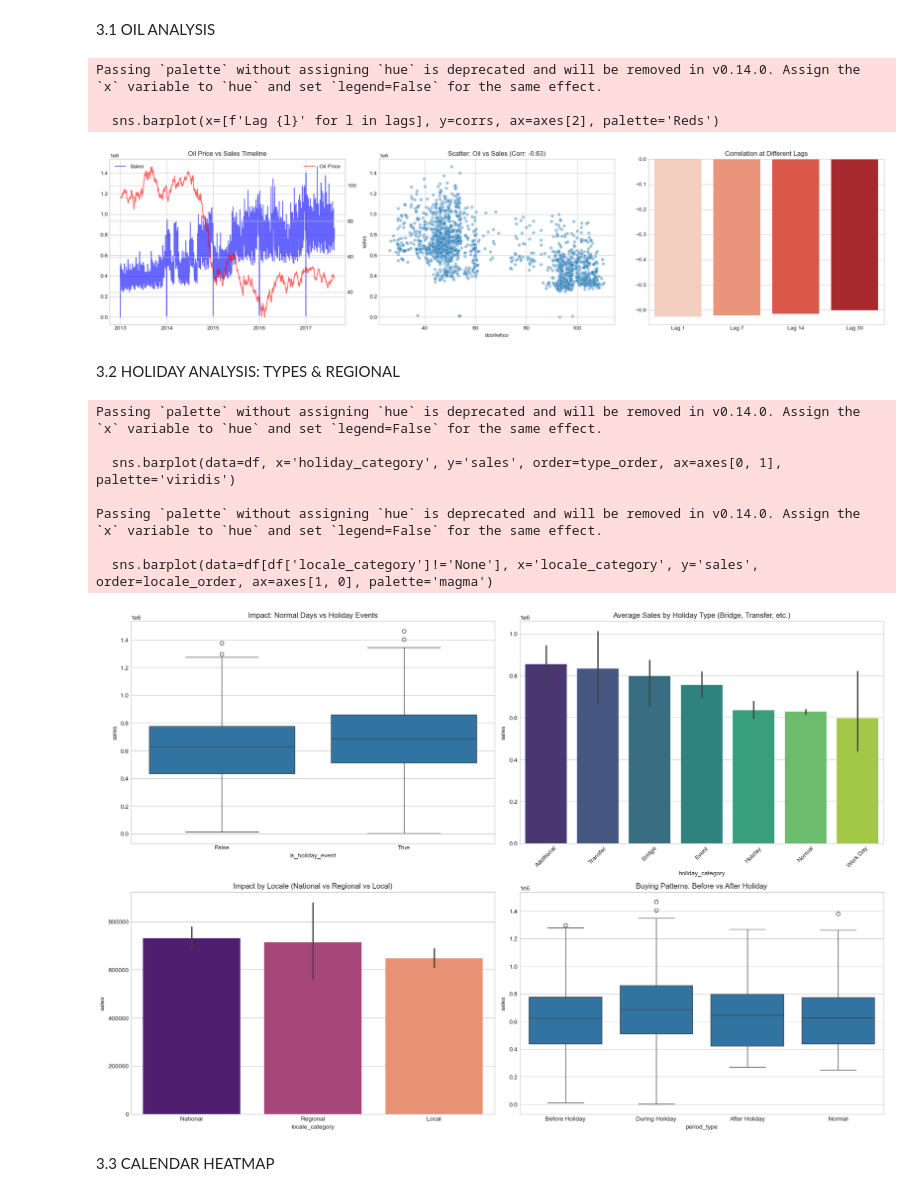
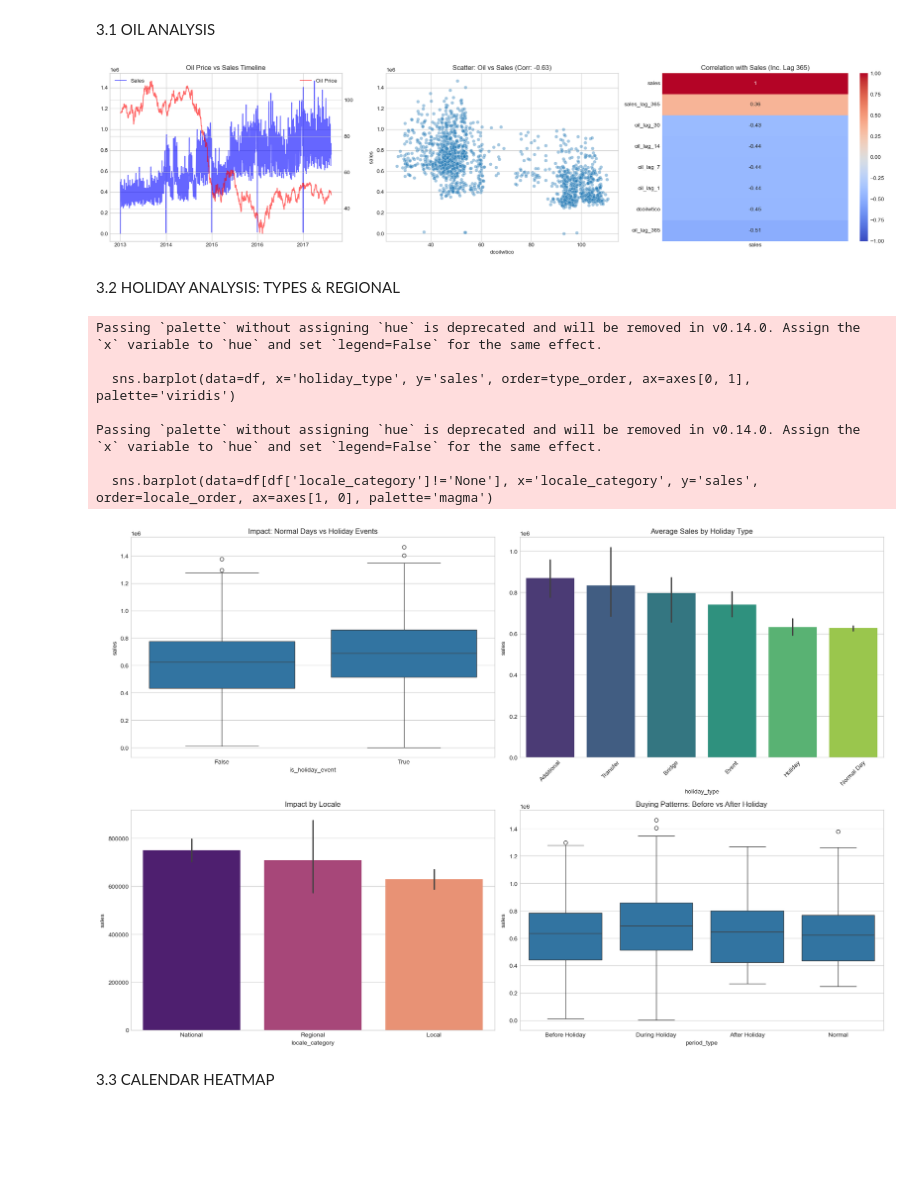
Before and after one commit to Thanh-dev-192006/Topic_13_Retail_Store_Sales_Time_Series, a Jupyter notebook: notebooks/03_eda_deep_dive/Hai_eda/oil_holidays_event.ipynb, the cells around one changed output. Drawn from its saved outputs; the diff is of its cells as text; code cells hidden in the pictures; blank space fills up the shorter version.

Commit message:
oil and holiday md

```diff
--- a/notebooks/03_eda_deep_dive/Hai_eda/oil_holidays_event.ipynb
+++ b/notebooks/03_eda_deep_dive/Hai_eda/oil_holidays_event.ipynb
@@ -43,8 +44,11 @@ holidays_unique = holidays.drop_duplicates(subset=['date'], keep='first')
 # %% [markdown]
 2.3 Main Merge
 # %%
+# Gom nhóm sales theo ngày (Tổng sales toàn quốc - Macro View)
 daily_sales = train.groupby("date")["sales"].sum().reset_index()
+
+# Merge Oil & Holidays
 df = daily_sales.merge(oil, on="date", how="left")
-df = df.merge(holidays_unique[['date', 'type', 'locale', 'description', 'transferred']],
+df = df.merge(holidays_unique[['date', 'type', 'locale', 'description']],
               on="date", how="left")
 # %% [markdown]
@@ -52,21 +56,29 @@ df = df.merge(holidays_unique[['date', 'type', 'locale', 'description', 'transfe
 # %%
-# Flag cơ bản
-df['is_holiday_event'] = (df['type'].notna()) & (df['transferred'] == False)
-df['holiday_category'] = df['type'].fillna('Normal')
+# Basic Flags
+df['holiday_type'] = df['type'].fillna('Normal Day')
 df['locale_category'] = df['locale'].fillna('None')
+df['is_holiday_event'] = df['type'].notna()
 
-# Flag Window (Before/During/After)
+# Flag Window (Before/During/After) - Vectorized approach (Tối ưu tốc độ)
 holiday_dates = df[df['is_holiday_event']]['date']
 df['period_type'] = 'Normal'
+
+# During
 df.loc[df['date'].isin(holiday_dates), 'period_type'] = 'During Holiday'
-# Before 2 days
-df.loc[df['date'].isin([d - pd.Timedelta(days=i) for d in holiday_dates for i in range(1, 3)]) & (df['period_type']=='Normal'), 'period_type'] = 'Before Holiday'
+
+# Before 2 days (Tạo mask để tránh loop)
+mask_before = df['date'].isin([d - pd.Timedelta(days=i) for d in holiday_dates for i in range(1, 3)])
+df.loc[mask_before & (df['period_type'] == 'Normal'), 'period_type'] = 'Before Holiday'
+
 # After 2 days
-df.loc[df['date'].isin([d + pd.Timedelta(days=i) for d in holiday_dates for i in range(1, 3)]) & (df['period_type']=='Normal'), 'period_type'] = 'After Holiday'
+mask_after = df['date'].isin([d + pd.Timedelta(days=i) for d in holiday_dates for i in range(1, 3)])
+df.loc[mask_after & (df['period_type'] == 'Normal'), 'period_type'] = 'After Holiday'
 
-# Flag Lag Oil
-for lag in [1, 7, 14, 30]:
+# Flag Lags (Thêm Lag 365 cực kỳ quan trọng)
+lags = [1, 7, 14, 30, 365]
+for lag in lags:
     df[f'oil_lag_{lag}'] = df['dcoilwtico'].shift(lag)
+    df[f'sales_lag_{lag}'] = df['sales'].shift(lag) # Lag cho cả sales để so sánh
 
 print("Data Preparation Completed.")
 # %% [output]
@@ -78,52 +90,50 @@ Data Preparation Completed.
 # %%
 fig, axes = plt.subplots(1, 3, figsize=(20, 5))
 
 # A. Line Chart Overlay
 ax1 = axes[0]
 ax1.plot(df['date'], df['sales'], color='blue', alpha=0.6, label='Sales')
 ax2 = ax1.twinx()
 ax2.plot(df['date'], df['dcoilwtico'], color='red', alpha=0.6, label='Oil Price')
 ax1.set_title("Oil Price vs Sales Timeline")
 ax1.legend(loc='upper left')
 ax2.legend(loc='upper right')
 
 # B. Scatter Plot
 sns.scatterplot(data=df, x='dcoilwtico', y='sales', ax=axes[1], alpha=0.4)
 axes[1].set_title(f"Scatter: Oil vs Sales (Corr: {df['sales'].corr(df['dcoilwtico']):.2f})")
 
-# C. Lag Correlation Bar Chart
-lags = [1, 7, 14, 30]
-corrs = [df['sales'].corr(df[f'oil_lag_{l}']) for l in lags]
-sns.barplot(x=[f'Lag {l}' for l in lags], y=corrs, ax=axes[2], palette='Reds')
-axes[2].set_title("Correlation at Different Lags")
+# C. Lag Correlation Heatmap (Updated with Lag 365)
+# Chỉ lấy các cột cần thiết và loại bỏ dòng NaN do Lag 365 tạo ra
+cols_to_corr = ['sales', 'dcoilwtico'] + [f'oil_lag_{l}' for l in lags] + [f'sales_lag_{365}']
+corr_matrix = df.dropna(subset=[f'sales_lag_{365}'])[cols_to_corr].corr()
+
+sns.heatmap(corr_matrix[['sales']].sort_values(by='sales', ascending=False),
+            annot=True, cmap='coolwarm', vmin=-1, vmax=1, ax=axes[2])
+axes[2].set_title("Correlation with Sales (Inc. Lag 365)")
 plt.tight_layout()
 plt.show()
 # %% [output]
-Passing `palette` without assigning `hue` is deprecated and will be removed in v0.14.0. Assign the `x` variable to `hue` and set `legend=False` for the same effect.
-
-  sns.barplot(x=[f'Lag {l}' for l in lags], y=corrs, ax=axes[2], palette='Reds')
-[figure, old version]
+[figure, new version]
 # %% [markdown]
 3.2 HOLIDAY ANALYSIS: TYPES & REGIONAL
 # %%
 fig, axes = plt.subplots(2, 2, figsize=(18, 12))
 
-# A. Boxplot Normal vs Holiday (General)
+# A. Boxplot Normal vs Holiday
 sns.boxplot(data=df, x='is_holiday_event', y='sales', ax=axes[0, 0])
 axes[0, 0].set_title("Impact: Normal Days vs Holiday Events")
 
-# B. Bar Chart: Holiday Types (Bridge vs Transfer vs Holiday)
-# Trả lời: Bridge days có special không? Transferred có khác Original không?
-type_order = df.groupby('holiday_category')['sales'].mean().sort_values(ascending=False).index
-sns.barplot(data=df, x='holiday_category', y='sales', order=type_order, ax=axes[0, 1], palette='viridis')
-axes[0, 1].set_title("Average Sales by Holiday Type (Bridge, Transfer, etc.)")
+# B. Bar Chart: Holiday Types
+type_order = df.groupby('holiday_type')['sales'].mean().sort_values(ascending=False).index
+sns.barplot(data=df, x='holiday_type', y='sales', order=type_order, ax=axes[0, 1], palette='viridis')
+axes[0, 1].set_title("Average Sales by Holiday Type")
 axes[0, 1].tick_params(axis='x', rotation=45)
 
-# C. Bar Chart: Locale Impact (National vs Local)
-# Trả lời: Local vs National impact khác nhau thế nào?
+# C. Bar Chart: Locale Impact
 locale_order = df[df['locale_category']!='None'].groupby('locale_category')['sales'].mean().sort_values(ascending=False).index
 sns.barplot(data=df[df['locale_category']!='None'], x='locale_category', y='sales', order=locale_order, ax=axes[1, 0], palette='magma')
-axes[1, 0].set_title("Impact by Locale (National vs Regional vs Local)")
+axes[1, 0].set_title("Impact by Locale")
 
 # D. Sales Pattern: Before/During/After
 order_period = ['Before Holiday', 'During Holiday', 'After Holiday', 'Normal']
@@ -135,12 +145,12 @@ plt.show()
 # %% [output]
 Passing `palette` without assigning `hue` is deprecated and will be removed in v0.14.0. Assign the `x` variable to `hue` and set `legend=False` for the same effect.
 
-  sns.barplot(data=df, x='holiday_category', y='sales', order=type_order, ax=axes[0, 1], palette='viridis')
+  sns.barplot(data=df, x='holiday_type', y='sales', order=type_order, ax=axes[0, 1], palette='viridis')
 
 Passing `palette` without assigning `hue` is deprecated and will be removed in v0.14.0. Assign the `x` variable to `hue` and set `legend=False` for the same effect.
 
   sns.barplot(data=df[df['locale_category']!='None'], x='locale_category', y='sales', order=locale_order, ax=axes[1, 0], palette='magma')
-[figure, old version]
+[figure, new version]
 # %% [markdown]
 3.3 CALENDAR HEATMAP
 # %%
```
Also changed, not shown: parts of 8 cells of this notebook, 1 other file.
